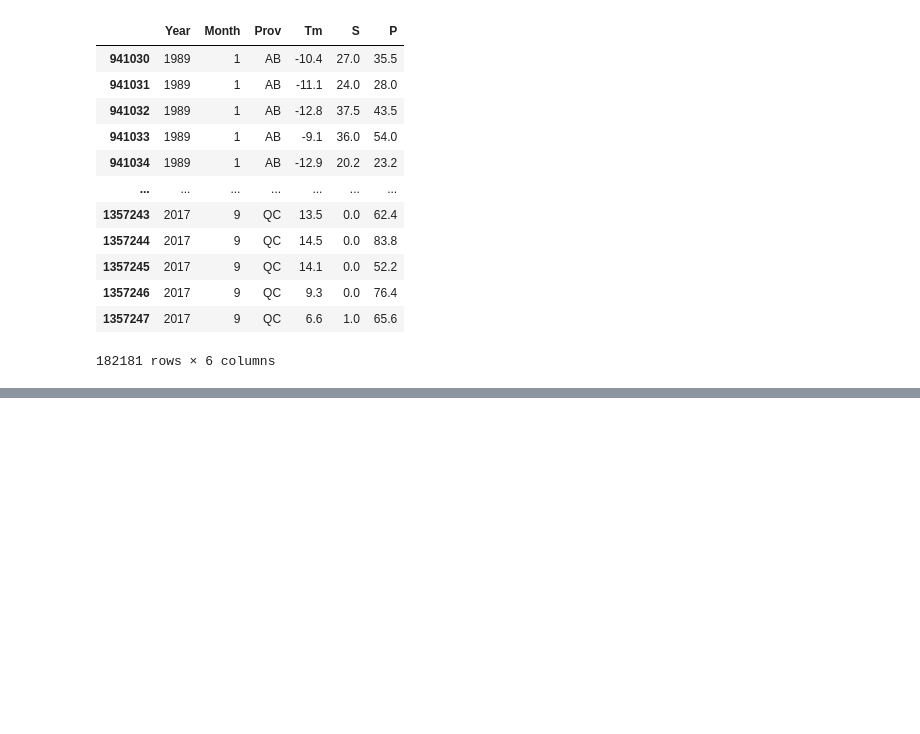
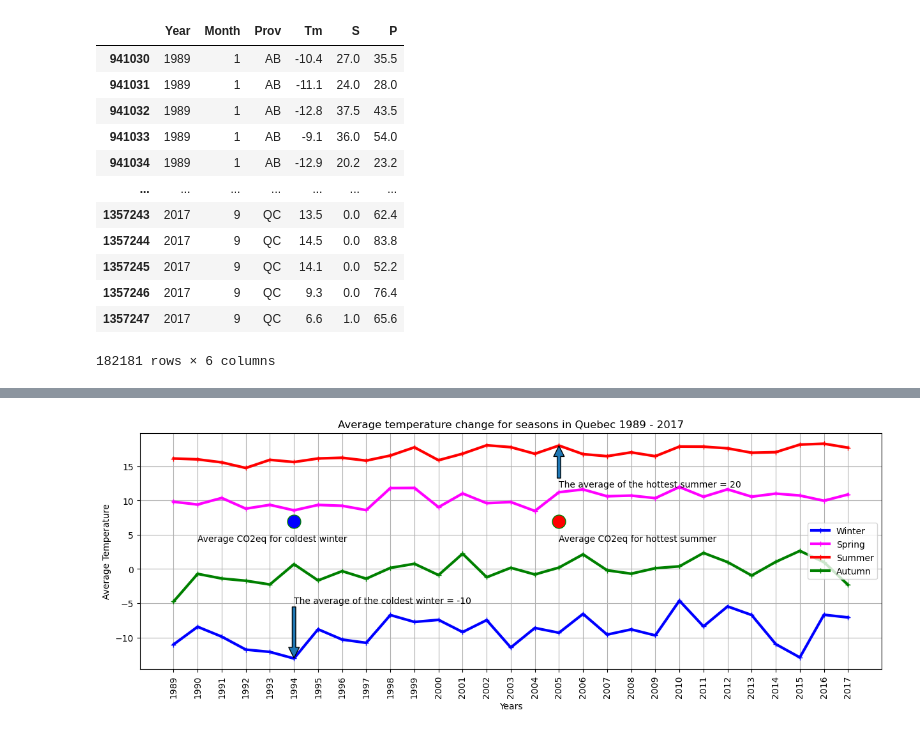
Before and after one commit to fabiomarcullo/Project_1_Climate_Action_Goals, a Jupyter notebook: Canada_Temperature.ipynb, the cells around one changed output, grey strips where cells are left out. Saved outputs shown, nothing was run; the diff lists cells and outputs as text; code cells hidden in the pictures; blank space fills up the shorter version.

```diff
--- a/Canada_Temperature.ipynb
+++ b/Canada_Temperature.ipynb
@@ -95,3 +255,36 @@ print(Prov_AB)
+# %%
+#locate the seasons for QC
+QC_autumn_group = Prov_QC.loc[Prov_QC["Seasons"] == "Autumn"]
+QC_spring_group = Prov_QC.loc[Prov_QC["Seasons"] == "Spring"]
+QC_winter_group = Prov_QC.loc[Prov_QC["Seasons"] == "Winter"]
+QC_summer_group = Prov_QC.loc[Prov_QC["Seasons"] == "Summer"]
+
+
+#QC line grapgh
+x_QC_w = [5]
+y_QC_w = [7]
+x_QC_s = [16]
+y_QC_s = [7]
+plt.figure().set_figwidth(15)
+plt.annotate('The average of the coldest winter = -10',xy=(5,-13),xytext=(5,-5),arrowprops={})
+plt.annotate('The average of the hottest summer = 20',xy=(16,18),xytext=(16,12),arrowprops={})
+QC_winter = plt.plot(QC_winter_group["Year"],QC_winter_group ["Average Temperature_mean"] , marker="+",color="blue", linewidth=3, label = "Winter" )
+QC_spring = plt.plot(QC_spring_group["Year"],QC_spring_group ["Average Temperature_mean"] , marker="+",color="magenta", linewidth=3, label = "Spring")
+QC_summer = plt.plot(QC_summer_group["Year"],QC_summer_group ["Average Temperature_mean"] , marker="+",color="red", linewidth=3, label = "Summer")
+QC_autumn = plt.plot(QC_autumn_group["Year"],QC_autumn_group ["Average Temperature_mean"] , marker="+",color="green", linewidth=3, label = "Autumn")
+plt.xlabel('Years')
+plt.ylabel('Average Temperature')
+plt.title("Average temperature change for seasons in Quebec 1989 - 2017")
+plt.xticks(rotation=90)
+plt.legend(loc = 0)
+plt.grid()
+plt.plot(x_QC_w, y_QC_w, marker="o", markersize=15, markeredgecolor="green", markerfacecolor="blue")
+plt.plot(x_QC_s, y_QC_s, marker="o", markersize=15, markeredgecolor="green", markerfacecolor="red")
+plt.text(1,4,'Average CO2eq for coldest winter')
+plt.text(16,4,'Average CO2eq for hottest summer')
+plt.show()
+# %% [output]
+[figure, added]
 # %%
 # save summary_stats to Excel file
 summary_stats.to_excel('summary_stats.xlsx', index=False)
```
Also changed, not shown: parts of 47 cells of this notebook, 4 other files.
